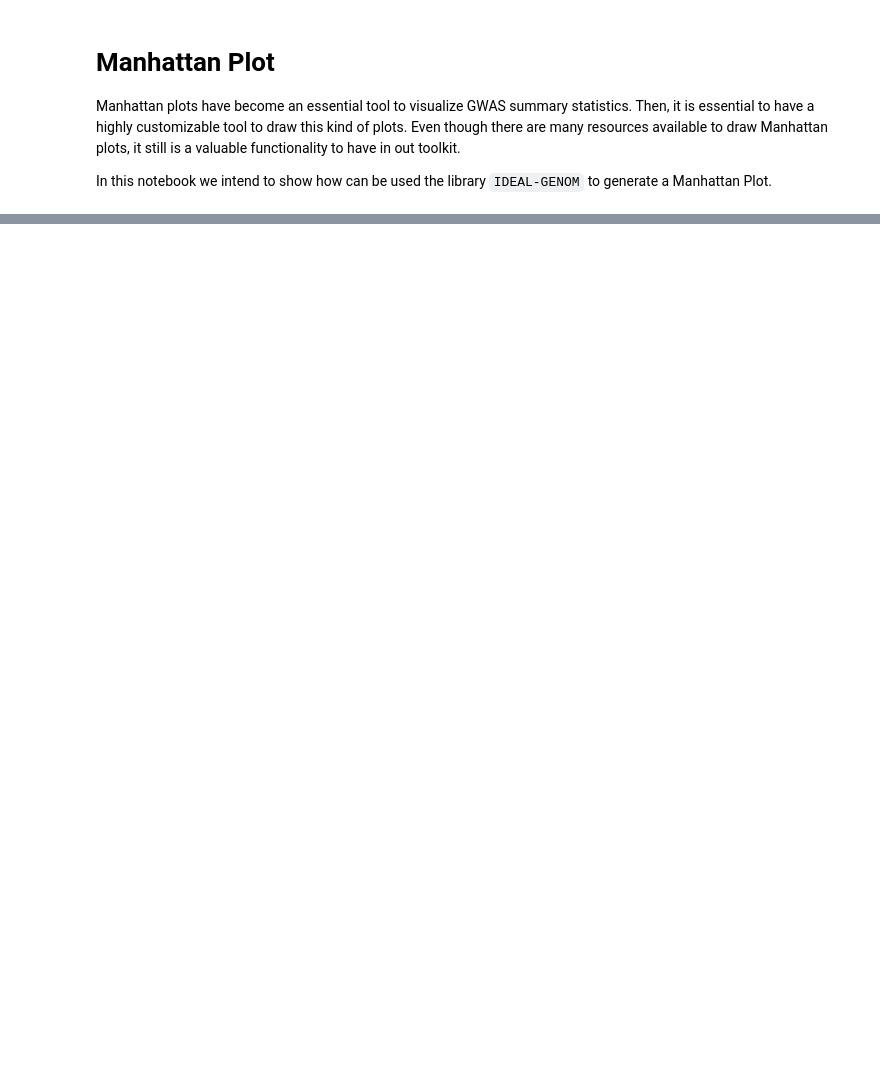
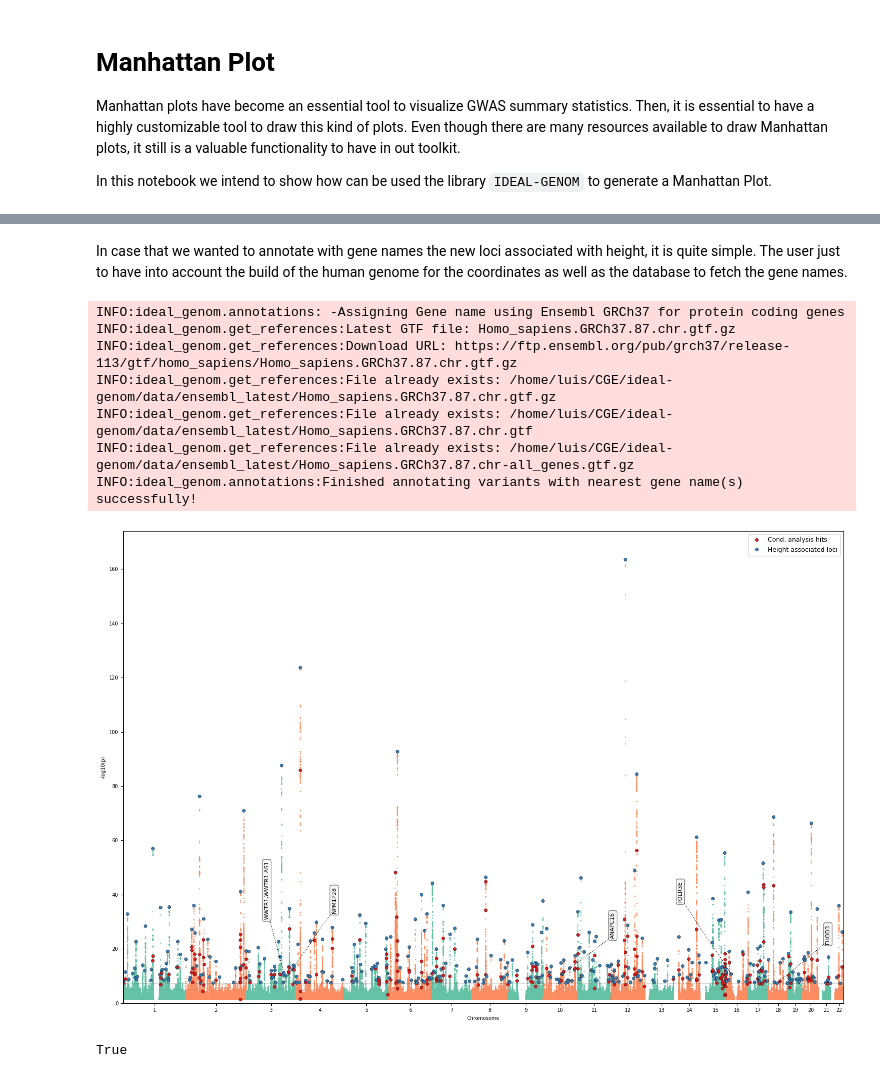
Before and after one commit to cge-tubingens/IDEAL-GENOM, a Jupyter notebook: viz_notebooks/manhattan.ipynb, the cells around one changed output, grey strips where cells are left out. Saved outputs shown, nothing was run; the diff lists cells and outputs as text; code cells hidden in the pictures; blank space fills up the shorter version.

```diff
--- a/viz_notebooks/manhattan.ipynb
+++ b/viz_notebooks/manhattan.ipynb
@@ -84,0 +114,29 @@ manhattan_draw(
+# %% [markdown]
+In case that we wanted to annotate with gene names the new loci associated with height, it is quite simple. The user just to have into account the build of the human genome for the coordinates as well as the database to fetch the gene names.
+# %%
+manhattan_draw(
+    data_df=df_gwas,
+    snp_col='Variants',
+    chr_col='CHR',
+    pos_col='POS',
+    p_col='P_BOLT',
+    plot_dir=example_path.parent.as_posix(),
+    save_name='manhattan_plot_anno.pdf',
+    genome_line = 5e-8,
+    yaxis_margin = 10,
+    to_highlight=highlight,
+    highlight_hue='hue',
+    to_annotate=to_annotate,
+    anno_source='ensembl',
+    build='37'
+)
+# %% [output]
+INFO:ideal_genom.annotations: -Assigning Gene name using Ensembl GRCh37 for protein coding genes
+INFO:ideal_genom.get_references:Latest GTF file: Homo_sapiens.GRCh37.87.chr.gtf.gz
+INFO:ideal_genom.get_references:Download URL: https://ftp.ensembl.org/pub/grch37/release-113/gtf/homo_sapiens/Homo_sapiens.GRCh37.87.chr.gtf.gz
+INFO:ideal_genom.get_references:File already exists: /home/luis/CGE/ideal-genom/data/ensembl_latest/Homo_sapiens.GRCh37.87.chr.gtf.gz
+INFO:ideal_genom.get_references:File already exists: /home/luis/CGE/ideal-genom/data/ensembl_latest/Homo_sapiens.GRCh37.87.chr.gtf
+INFO:ideal_genom.get_references:File already exists: /home/luis/CGE/ideal-genom/data/ensembl_latest/Homo_sapiens.GRCh37.87.chr-all_genes.gtf.gz
+INFO:ideal_genom.annotations:Finished annotating variants with nearest gene name(s) successfully!
+[figure, added]
+True
```
Also changed, not shown: parts of 15 cells of this notebook, 2 other files.
